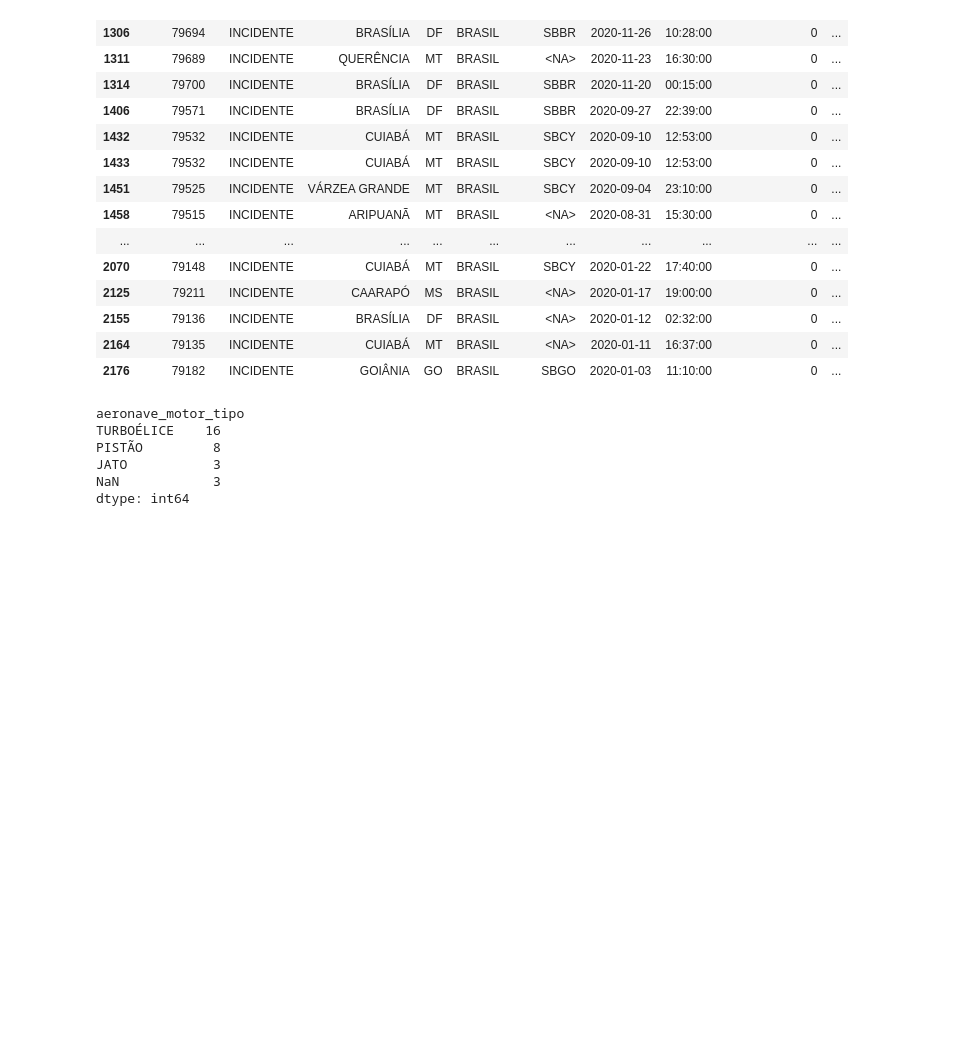
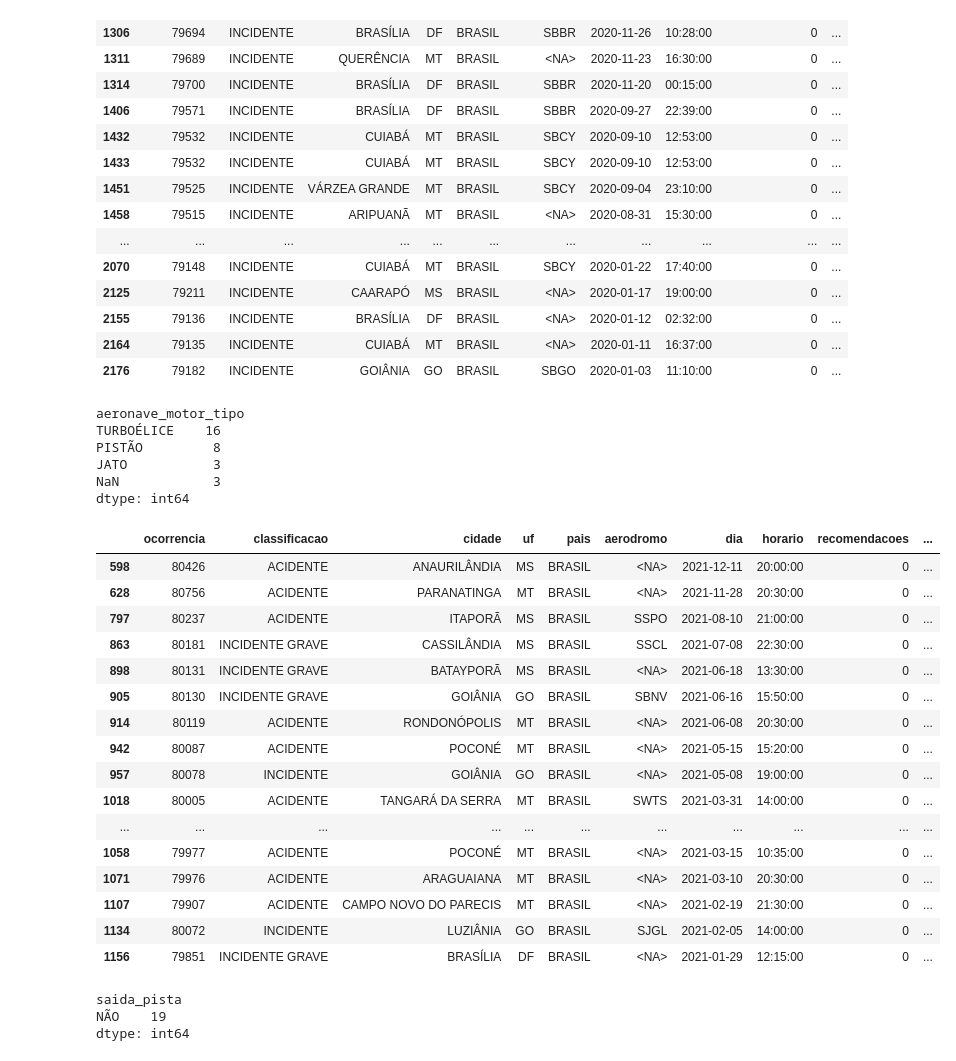
Before and after one commit to giobritos/soul_code_python, a Jupyter notebook: ED7-PandasMergeCenipa.ipynb, the cells around one changed output. Drawn from its saved outputs; the diff is of its cells as text; code cells hidden in the pictures; blank space fills up the shorter version.

```diff
--- a/ED7-PandasMergeCenipa.ipynb
+++ b/ED7-PandasMergeCenipa.ipynb
@@ -306,8 +306,32 @@ JATO           3
 NaN            3
 dtype: int64
 # %%
-ftclas = dff4.classificacao == 'INCIDENTE'
+fttipoocorrencia = dff4.ocorrencia_tipo == 'FALHA DO MOTOR EM VOO'
 ftcentroeste = dff4.uf.isin(['MS', 'DF', 'MT', 'GO'])
-ft2020 = dff4.dia.dt.year == 2020
-dfac2020 = dff4.loc[ftclas & ft2020 & ftcentroeste]
-dfac2020
+ft2021 = dff4.dia.dt.year == 2021
+dfac2021 = dff4.loc[fttipoocorrencia & ft2021 & ftcentroeste]
+dfac2021
+# %% [output]
+|  | ocorrencia | classificacao | cidade | uf | pais | aerodromo | dia | horario | recomendacoes | ... |
+| 598 | 80426 | ACIDENTE | ANAURILÂNDIA | MS | BRASIL | <NA> | 2021-12-11 | 20:00:00 | 0 | ... |
+| 628 | 80756 | ACIDENTE | PARANATINGA | MT | BRASIL | <NA> | 2021-11-28 | 20:30:00 | 0 | ... |
+| 797 | 80237 | ACIDENTE | ITAPORÃ | MS | BRASIL | SSPO | 2021-08-10 | 21:00:00 | 0 | ... |
+| 863 | 80181 | INCIDENTE GRAVE | CASSILÂNDIA | MS | BRASIL | SSCL | 2021-07-08 | 22:30:00 | 0 | ... |
+| 898 | 80131 | INCIDENTE GRAVE | BATAYPORÃ | MS | BRASIL | <NA> | 2021-06-18 | 13:30:00 | 0 | ... |
+| 905 | 80130 | INCIDENTE GRAVE | GOIÂNIA | GO | BRASIL | SBNV | 2021-06-16 | 15:50:00 | 0 | ... |
+| 914 | 80119 | ACIDENTE | RONDONÓPOLIS | MT | BRASIL | <NA> | 2021-06-08 | 20:30:00 | 0 | ... |
+| 942 | 80087 | ACIDENTE | POCONÉ | MT | BRASIL | <NA> | 2021-05-15 | 15:20:00 | 0 | ... |
+| 957 | 80078 | INCIDENTE | GOIÂNIA | GO | BRASIL | <NA> | 2021-05-08 | 19:00:00 | 0 | ... |
+| 1018 | 80005 | ACIDENTE | TANGARÁ DA SERRA | MT | BRASIL | SWTS | 2021-03-31 | 14:00:00 | 0 | ... |
+| ... | ... | ... | ... | ... | ... | ... | ... | ... | ... | ... |
+| 1058 | 79977 | ACIDENTE | POCONÉ | MT | BRASIL | <NA> | 2021-03-15 | 10:35:00 | 0 | ... |
+| 1071 | 79976 | ACIDENTE | ARAGUAIANA | MT | BRASIL | <NA> | 2021-03-10 | 20:30:00 | 0 | ... |
+| 1107 | 79907 | ACIDENTE | CAMPO NOVO DO PARECIS | MT | BRASIL | <NA> | 2021-02-19 | 21:30:00 | 0 | ... |
+| 1134 | 80072 | INCIDENTE | LUZIÂNIA | GO | BRASIL | SJGL | 2021-02-05 | 14:00:00 | 0 | ... |
+| 1156 | 79851 | INCIDENTE GRAVE | BRASÍLIA | DF | BRASIL | <NA> | 2021-01-29 | 12:15:00 | 0 | ... |
+# %%
+dfac2021.groupby(['saida_pista'], dropna=False).size().sort_values(ascending=False)
+# %% [output]
+saida_pista
+NÃO    19
+dtype: int64
```
